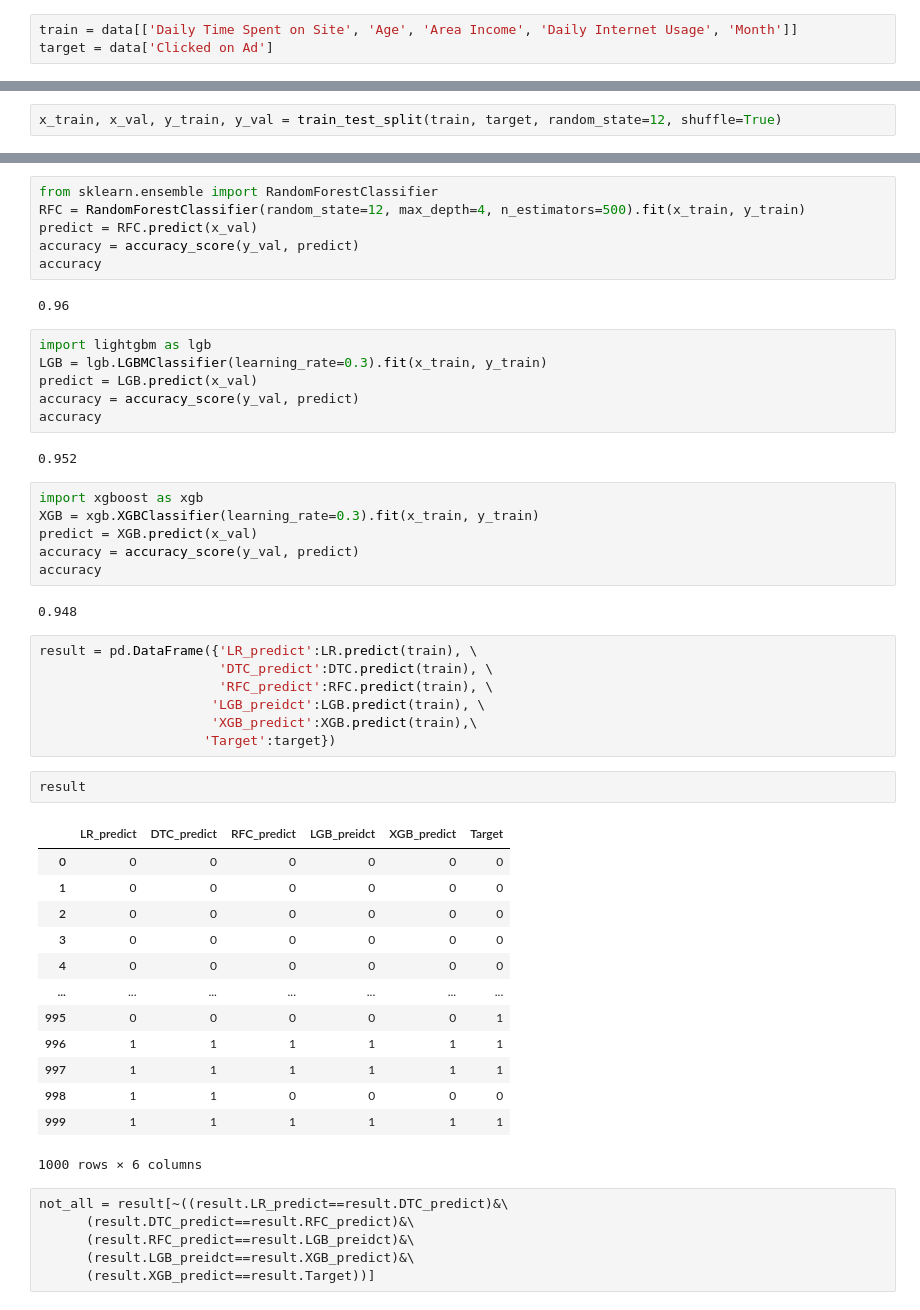
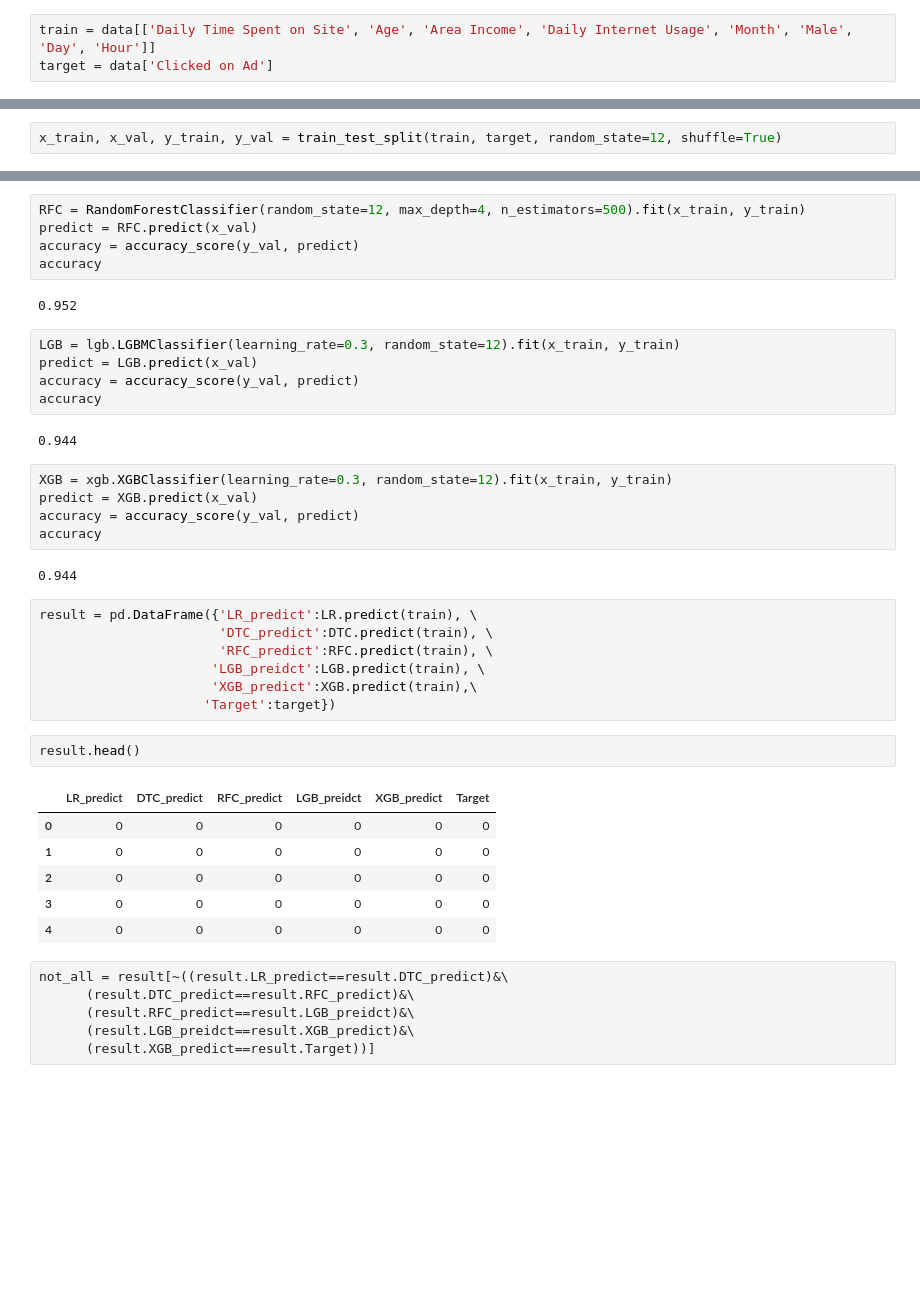
Before and after one commit to he11scream/BA_projects, a Jupyter notebook: Click on Ad/advertising.ipynb, the cells around one changed output, grey strips where cells are left out. Saved outputs shown, nothing was run; the diff lists cells and outputs as text; blank space fills up the shorter version.

```diff
--- a/Click on Ad/advertising.ipynb
+++ b/Click on Ad/advertising.ipynb
@@ -113,5 +140,5 @@ data.corr()
 | Day | -0.011217 | -0.038162 | -0.026523 | -0.012531 | -0.013253 | 0.130688 | -0.005269 | ... |
 | Hour | 0.000895 | -0.049905 | 0.034573 | 0.074347 | 0.058552 | -0.011102 | -0.047431 | ... |
 # %%
-train = data[['Daily Time Spent on Site', 'Age', 'Area Income', 'Daily Internet Usage', 'Month']]
+train = data[['Daily Time Spent on Site', 'Age', 'Area Income', 'Daily Internet Usage', 'Month', 'Male', 'Day', 'Hour']]
 target = data['Clicked on Ad']
@@ -161,27 +186,24 @@ accuracy
 # %%
-from sklearn.ensemble import RandomForestClassifier
 RFC = RandomForestClassifier(random_state=12, max_depth=4, n_estimators=500).fit(x_train, y_train)
 predict = RFC.predict(x_val)
 accuracy = accuracy_score(y_val, predict)
 accuracy
 # %% [output]
-0.96
+0.952
 # %%
-import lightgbm as lgb
-LGB = lgb.LGBMClassifier(learning_rate=0.3).fit(x_train, y_train)
+LGB = lgb.LGBMClassifier(learning_rate=0.3, random_state=12).fit(x_train, y_train)
 predict = LGB.predict(x_val)
 accuracy = accuracy_score(y_val, predict)
 accuracy
 # %% [output]
-0.952
+0.944
 # %%
-import xgboost as xgb
-XGB = xgb.XGBClassifier(learning_rate=0.3).fit(x_train, y_train)
+XGB = xgb.XGBClassifier(learning_rate=0.3, random_state=12).fit(x_train, y_train)
 predict = XGB.predict(x_val)
 accuracy = accuracy_score(y_val, predict)
 accuracy
 # %% [output]
-0.948
+0.944
 # %%
 result = pd.DataFrame({'LR_predict':LR.predict(train), \
                        'DTC_predict':DTC.predict(train), \
@@ -190,21 +212,14 @@ result = pd.DataFrame({'LR_predict':LR.predict(train), \
                       'XGB_predict':XGB.predict(train),\
                      'Target':target})
 # %%
-result
+result.head()
 # %% [output]
 |  | LR_predict | DTC_predict | RFC_predict | LGB_preidct | XGB_predict | Target |
 | 0 | 0 | 0 | 0 | 0 | 0 | 0 |
 | 1 | 0 | 0 | 0 | 0 | 0 | 0 |
 | 2 | 0 | 0 | 0 | 0 | 0 | 0 |
 | 3 | 0 | 0 | 0 | 0 | 0 | 0 |
 | 4 | 0 | 0 | 0 | 0 | 0 | 0 |
-| ... | ... | ... | ... | ... | ... | ... |
-| 995 | 0 | 0 | 0 | 0 | 0 | 1 |
-| 996 | 1 | 1 | 1 | 1 | 1 | 1 |
-| 997 | 1 | 1 | 1 | 1 | 1 | 1 |
-| 998 | 1 | 1 | 0 | 0 | 0 | 0 |
-| 999 | 1 | 1 | 1 | 1 | 1 | 1 |
-1000 rows × 6 columns
 # %%
 not_all = result[~((result.LR_predict==result.DTC_predict)&\
       (result.DTC_predict==result.RFC_predict)&\
```
Also changed, not shown: parts of 20 cells of this notebook.
